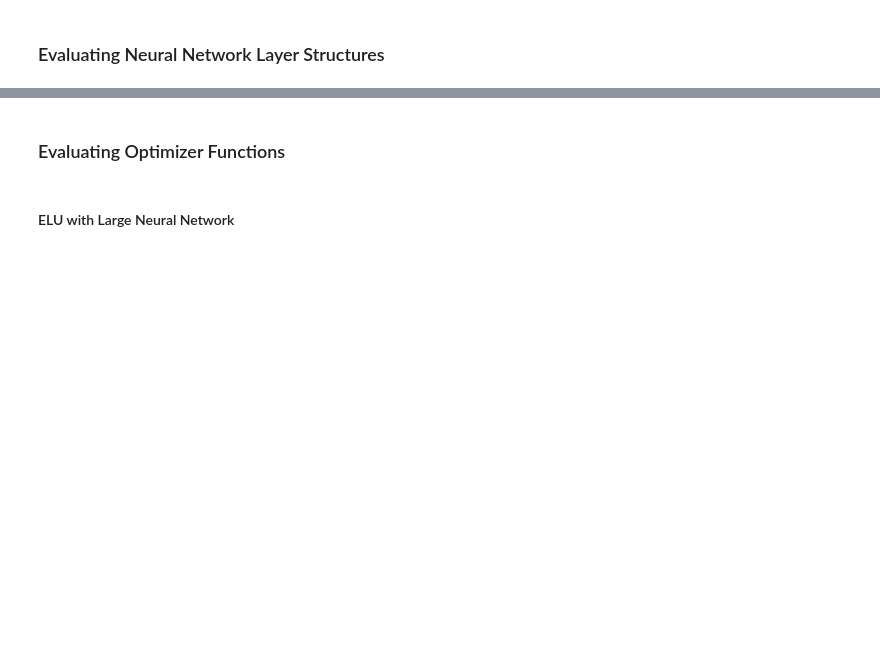
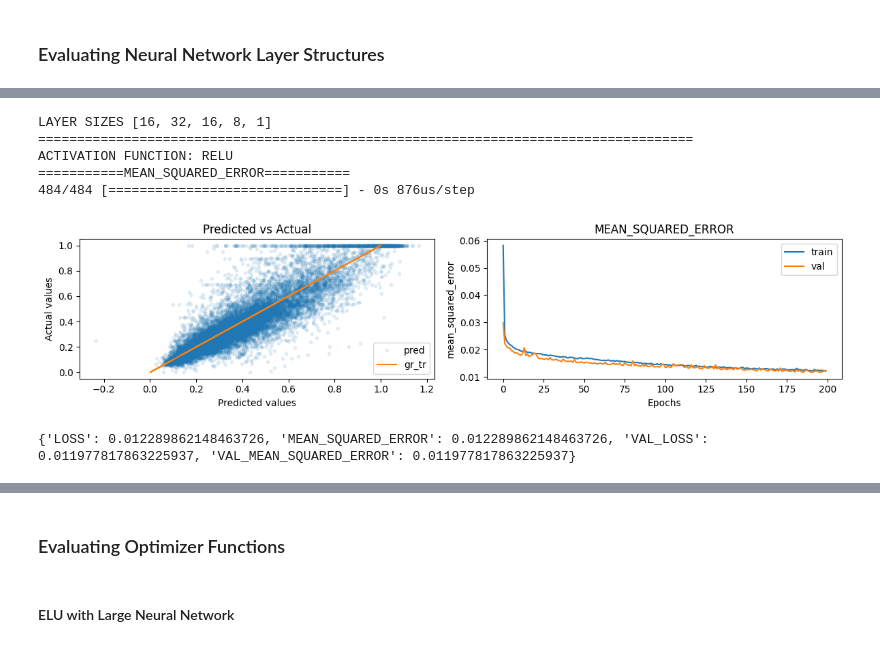
Before and after one commit to vdakov/deep-learning, a Jupyter notebook: Assigment2-David.ipynb, the cells around one changed output, grey strips where cells are left out. Drawn from its saved outputs; the diff is of its cells as text; code cells hidden in the pictures; blank space fills up the shorter version.

```diff
--- a/Assigment2-David.ipynb
+++ b/Assigment2-David.ipynb
@@ -275,0 +306,10 @@ ACTIVATION FUNCTION: LINEAR
+# %%
+evaluate_architecture(l2, activation_function, 200, error_functions, [x_train_n, y_train_n], 'experiment_size_{}'.format(l2))
+# %% [output]
+LAYER SIZES [16, 32, 16, 8, 1]
+====================================================================================
+ACTIVATION FUNCTION: RELU
+===========MEAN_SQUARED_ERROR===========
+484/484 [==============================] - 0s 876us/step
+[figure, added]
+{'LOSS': 0.012289862148463726, 'MEAN_SQUARED_ERROR': 0.012289862148463726, 'VAL_LOSS': 0.011977817863225937, 'VAL_MEAN_SQUARED_ERROR': 0.011977817863225937}
```
Also changed, not shown: parts of 8 cells of this notebook, 6 other files.
